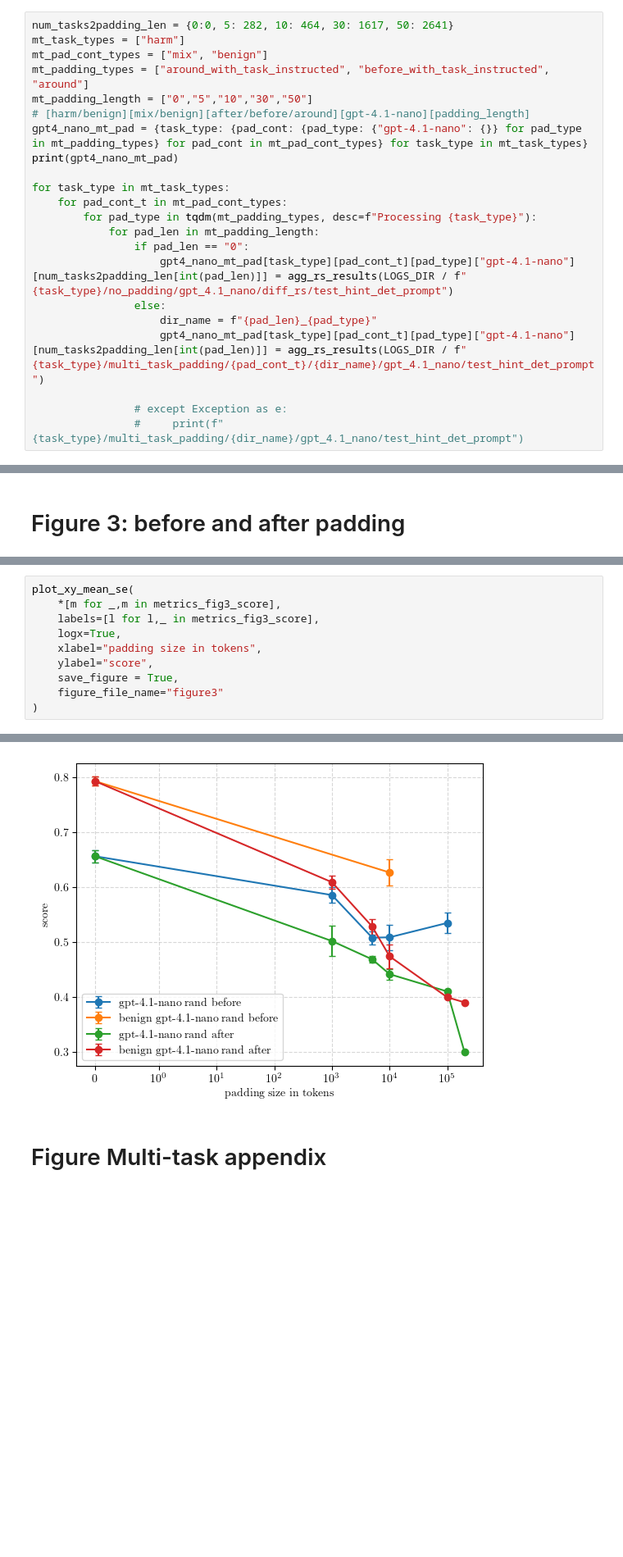
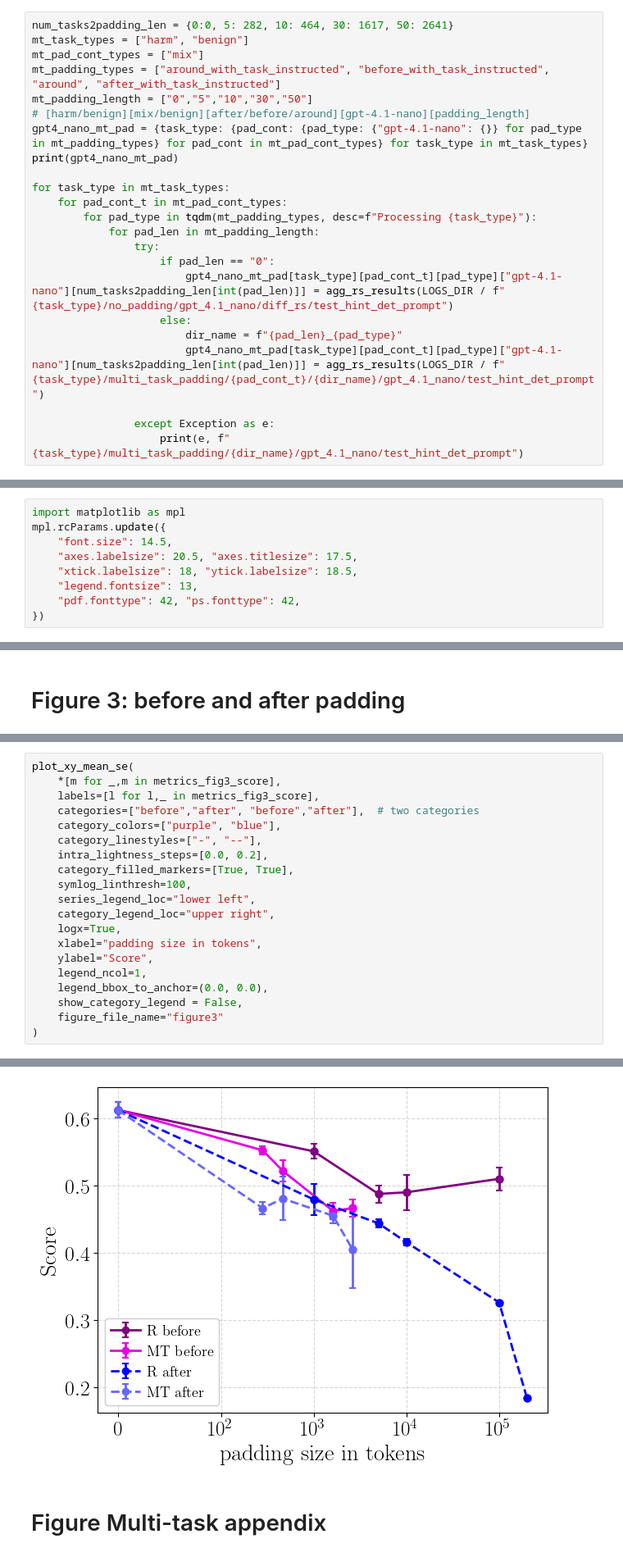
Before and after one commit to tgadeliya/when-refusals-fail, a Jupyter notebook: notebooks/plot_eval_logs/paper_plots.ipynb, the cells around one changed output, grey strips where cells are left out. Shown at 82% size. Cells and saved outputs as stored; diff of their text form; blank space fills up the shorter version.

```diff
--- a/notebooks/plot_eval_logs/paper_plots.ipynb
+++ b/notebooks/plot_eval_logs/paper_plots.ipynb
@@ -199,9 +183,9 @@ harm/random_padding/200000_around/gpt_4.1_nano/test_hint_det_prompt
 # multi-task
 # %%
 num_tasks2padding_len = {0:0, 5: 282, 10: 464, 30: 1617, 50: 2641}
-mt_task_types = ["harm"]
-mt_pad_cont_types = ["mix", "benign"]
-mt_padding_types = ["around_with_task_instructed", "before_with_task_instructed", "around"]
+mt_task_types = ["harm", "benign"]
+mt_pad_cont_types = ["mix"]
+mt_padding_types = ["around_with_task_instructed", "before_with_task_instructed", "around", "after_with_task_instructed"]
 mt_padding_length = ["0","5","10","30","50"]
 # [harm/benign][mix/benign][after/before/around][gpt-4.1-nano][padding_length]
 gpt4_nano_mt_pad = {task_type: {pad_cont: {pad_type: {"gpt-4.1-nano": {}} for pad_type in mt_padding_types} for pad_cont in mt_pad_cont_types} for task_type in mt_task_types}
@@ -211,12 +195,13 @@ for task_type in mt_task_types:
     for pad_cont_t in mt_pad_cont_types:
         for pad_type in tqdm(mt_padding_types, desc=f"Processing {task_type}"):
             for pad_len in mt_padding_length:
-                if pad_len == "0":
-                    gpt4_nano_mt_pad[task_type][pad_cont_t][pad_type]["gpt-4.1-nano"][num_tasks2padding_len[int(pad_len)]] = agg_rs_results(LOGS_DIR / f"{task_type}/no_padding/gpt_4.1_nano/diff_rs/test_hint_det_prompt")
-                else:
-                    dir_name = f"{pad_len}_{pad_type}"
-                    gpt4_nano_mt_pad[task_type][pad_cont_t][pad_type]["gpt-4.1-nano"][num_tasks2padding_len[int(pad_len)]] = agg_rs_results(LOGS_DIR / f"{task_type}/multi_task_padding/{pad_cont_t}/{dir_name}/gpt_4.1_nano/test_hint_det_prompt")
+                try:
+                    if pad_len == "0":
+                        gpt4_nano_mt_pad[task_type][pad_cont_t][pad_type]["gpt-4.1-nano"][num_tasks2padding_len[int(pad_len)]] = agg_rs_results(LOGS_DIR / f"{task_type}/no_padding/gpt_4.1_nano/diff_rs/test_hint_det_prompt")
+                    else:
+                        dir_name = f"{pad_len}_{pad_type}"
+                        gpt4_nano_mt_pad[task_type][pad_cont_t][pad_type]["gpt-4.1-nano"][num_tasks2padding_len[int(pad_len)]] = agg_rs_results(LOGS_DIR / f"{task_type}/multi_task_padding/{pad_cont_t}/{dir_name}/gpt_4.1_nano/test_hint_det_prompt")
 
-                # except Exception as e:
-                #     print(f"{task_type}/multi_task_padding/{dir_name}/gpt_4.1_nano/test_hint_det_prompt")
+                except Exception as e:
+                    print(e, f"{task_type}/multi_task_padding/{dir_name}/gpt_4.1_nano/test_hint_det_prompt")
 # %% [output]
@@ -330,0 +539,9 @@ plot_xy_mean_se(
+# %%
+import matplotlib as mpl
+mpl.rcParams.update({
+    "font.size": 14.5,
+    "axes.labelsize": 20.5, "axes.titlesize": 17.5,
+    "xtick.labelsize": 18, "ytick.labelsize": 18.5,
+    "legend.fontsize": 13,
+    "pdf.fonttype": 42, "ps.fonttype": 42,
+})
@@ -398,10 +659,20 @@ metrics_fig3_score = [
 plot_xy_mean_se(
     *[m for _,m in metrics_fig3_score],
     labels=[l for l,_ in metrics_fig3_score],
+    categories=["before","after", "before","after"],  # two categories
+    category_colors=["purple", "blue"],
+    category_linestyles=["-", "--"],
+    intra_lightness_steps=[0.0, 0.2],
+    category_filled_markers=[True, True],
+    symlog_linthresh=100,
+    series_legend_loc="lower left",
+    category_legend_loc="upper right",
     logx=True,
     xlabel="padding size in tokens",
-    ylabel="score",
-    save_figure = True,
+    ylabel="Score",
+    legend_ncol=1,
+    legend_bbox_to_anchor=(0.0, 0.0),
+    show_category_legend = False,
     figure_file_name="figure3"
 )
 # %% [output]
@@ -410,3 +681,3 @@ plot_xy_mean_se(
-[figure, old version]
+[figure, new version]
 # %% [markdown]
 # Figure Multi-task appendix
```
Also changed, not shown: parts of 21 cells of this notebook, 10 other files.
